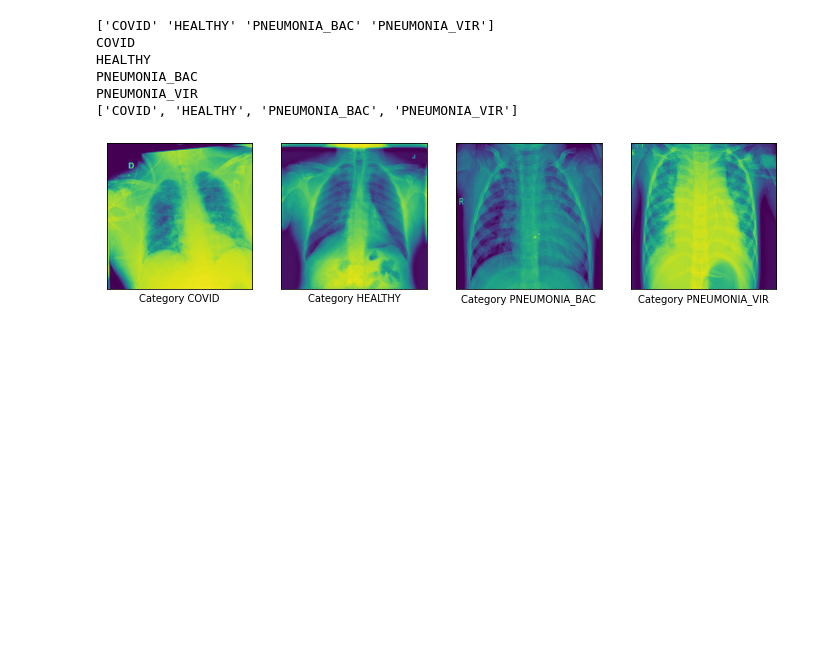
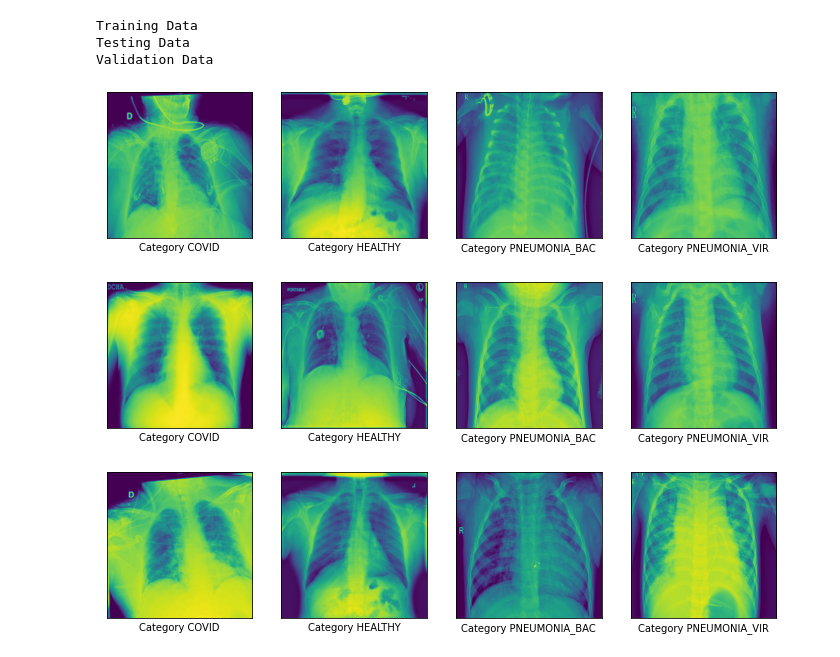
Before and after one commit to fuchsidev/ml_covid_xray, a Jupyter notebook: ANN Test.ipynb, the cells around one changed output. Drawn from its saved outputs; the diff is of its cells as text; code cells hidden in the pictures; blank space fills up the shorter version.

```diff
--- a/ANN Test.ipynb
+++ b/ANN Test.ipynb
@@ -7,60 +7,66 @@ from PIL import Image
 
 def fetch_dataset(path):
     images = []
     labels = []
     for dir1 in os.listdir(path):
         for file in os.listdir(os.path.join(path,dir1)):
             image_path = os.path.join(path,dir1,file)
             with Image.open(image_path).convert('L') as img:
                 arr = np.array(img.getdata()).reshape(256, 256, 1) / 255
                 images.append(arr)
                 labels.append(dir1)
+    labels_unique = list(set(labels))
+    numeric_labels[]
     return images,labels
+    # CHANGE STRING LABELS TO NUMERIC VALUES!!
+
+def plot_samples(images,labels):
+    fig, axes = plt.subplots(1,4,figsize=(12, 7))
+    labels_unique = []
+    j = 0
+    for i,label in enumerate(labels):
+        if (label in labels_unique):
+            continue
+        labels_unique.append(label)
+        ax = axes[j]
+        ax.imshow(images[i])
+        ax.set_xticks([])
+        ax.set_yticks([])
+        ax.set_xlabel("Category " + label)
+        j+=1
 
 
-test_path = os.path.join("data","val")
+train_path = os.path.join("data","train")
+test_path = os.path.join("data","test")
+val_path = os.path.join("data","val")
 
-test_images,test_labels = fetch_dataset(test_path)
+x_train,y_train = fetch_dataset(train_path)
+x_test,y_test = fetch_dataset(test_path)
+x_val,y_val = fetch_dataset(val_path)
 
 
-
-print(np.unique(test_labels))
-#print(arr.shape, arr[:, :, 0])
-
-
-fig, axes = plt.subplots(1,4,figsize=(12, 7))
-labels_unique = []
-j = 0
-for i,label in enumerate(test_labels):
-    if (label in labels_unique):
-        continue
-    labels_unique.append(label)
-    ax = axes[j]
-    ax.imshow(test_images[i])
-    ax.set_xticks([])
-    ax.set_yticks([])
-    ax.set_xlabel("Category " + label)
-    print(label)
-    j+=1
-
-print(labels_unique)
+print("Training Data")
+plot_samples(x_train,y_train)
+print("Testing Data")
+plot_samples(x_test,y_test)
+print("Validation Data")
+plot_samples(x_val,y_val)
 
 
 
 # fig, axes = plt.subplots(1,4,figsize=(12, 7))
 # for i,label in enumerate(np.unique(test_labels)):
 #     ax = axes[i]
 #     idxs = test_labels==label
 #     ax.imshow(test_images[idxs])
 #     ax.set_xticks([])
 #     ax.set_yticks([])
 #     ax.set_xlabel("Category " + label)
 #     print(label)
 # %% [output]
-['COVID' 'HEALTHY' 'PNEUMONIA_BAC' 'PNEUMONIA_VIR']
-COVID
-HEALTHY
-PNEUMONIA_BAC
-PNEUMONIA_VIR
-['COVID', 'HEALTHY', 'PNEUMONIA_BAC', 'PNEUMONIA_VIR']
+Training Data
+Testing Data
+Validation Data
-[figure, old version]
+[figure, new version]
+[figure, added]
+[figure, added]
```
